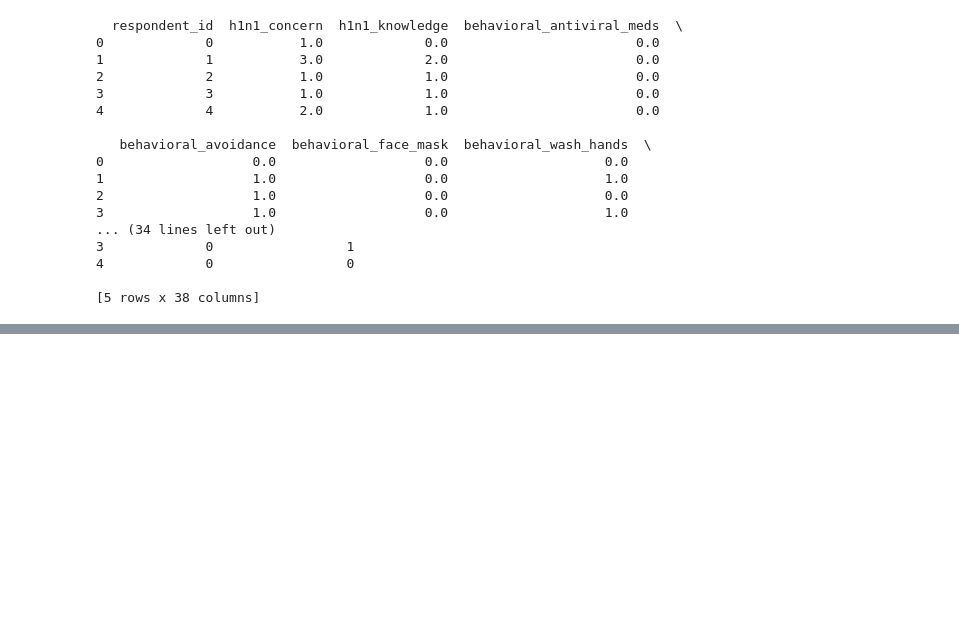
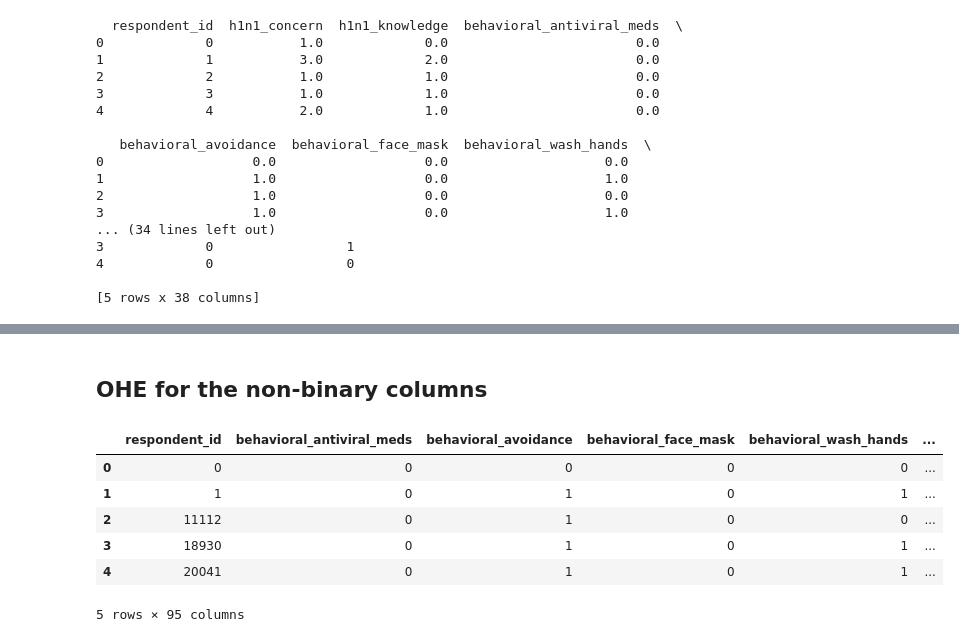
Before and after one commit to hamzaleroi/Vaccination-Challenge, a Jupyter notebook: vaccinaton_challenge_preprocessing.ipynb, the cells around one changed output, grey strips where cells are left out. Drawn from its saved outputs; the diff is of its cells as text; code cells hidden in the pictures; blank space fills up the shorter version.

```diff
--- a/vaccinaton_challenge_preprocessing.ipynb
+++ b/vaccinaton_challenge_preprocessing.ipynb
@@ -246,0 +219,7 @@ f1_score(logreg.predict(X_train),Y_train_h1n1)
+# %%
+le = LabelEncoder()
+classes= {}
+for col in df.columns:
+    df[col] = le.fit_transform(df[col])
+    classes[col] = le.classes_
+classes
@@ -246,0 +246,6 @@ f1_score(logreg.predict(X_train),Y_train_h1n1)
+# %%
+columns_categorical=[]
+for col in df.columns[1:]:
+    if len(df[col].unique()) > 2:
+        columns_categorical.append(col)
+columns_categorical
@@ -246,0 +270,13 @@ f1_score(logreg.predict(X_train),Y_train_h1n1)
+# %% [markdown]
+## OHE for the non-binary columns
+# %%
+XY = pd.get_dummies(df,columns=columns_categorical)
+XY.head()
+# %% [output]
+|  | respondent_id | behavioral_antiviral_meds | behavioral_avoidance | behavioral_face_mask | behavioral_wash_hands | ... |
+| 0 | 0 | 0 | 0 | 0 | 0 | ... |
+| 1 | 1 | 0 | 1 | 0 | 1 | ... |
+| 2 | 11112 | 0 | 1 | 0 | 0 | ... |
+| 3 | 18930 | 0 | 1 | 0 | 1 | ... |
+| 4 | 20041 | 0 | 1 | 0 | 1 | ... |
+5 rows × 95 columns
```
Also changed, not shown: parts of 48 cells of this notebook.
